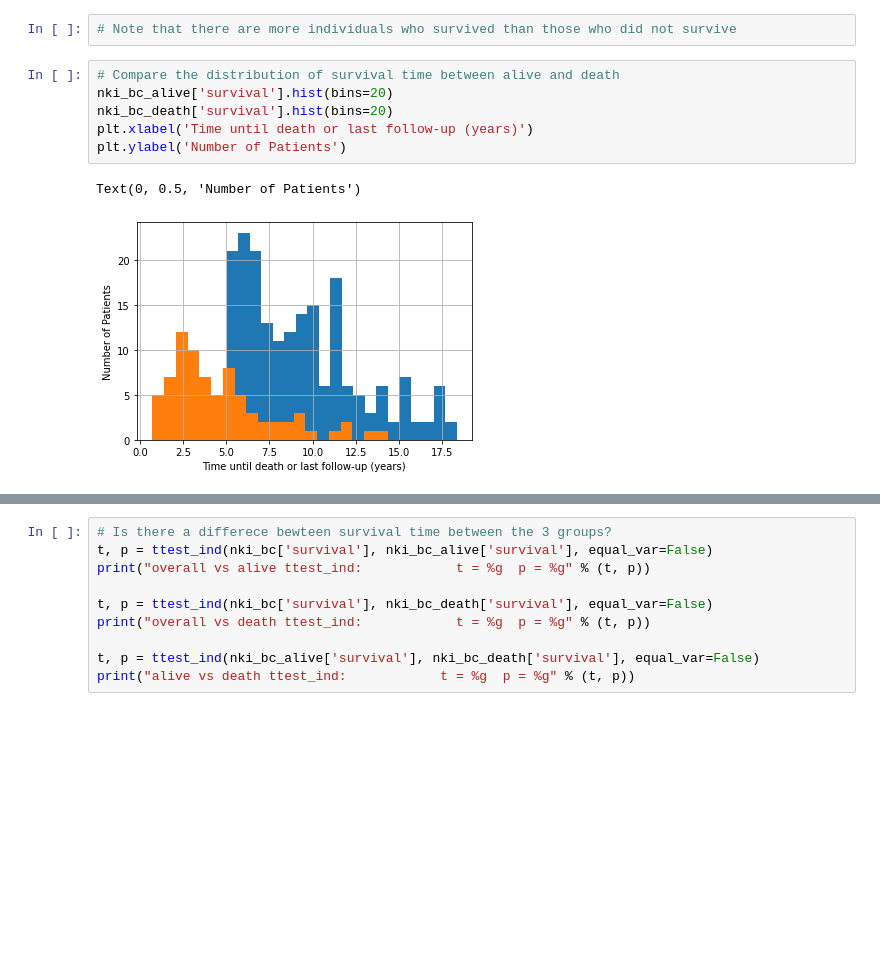
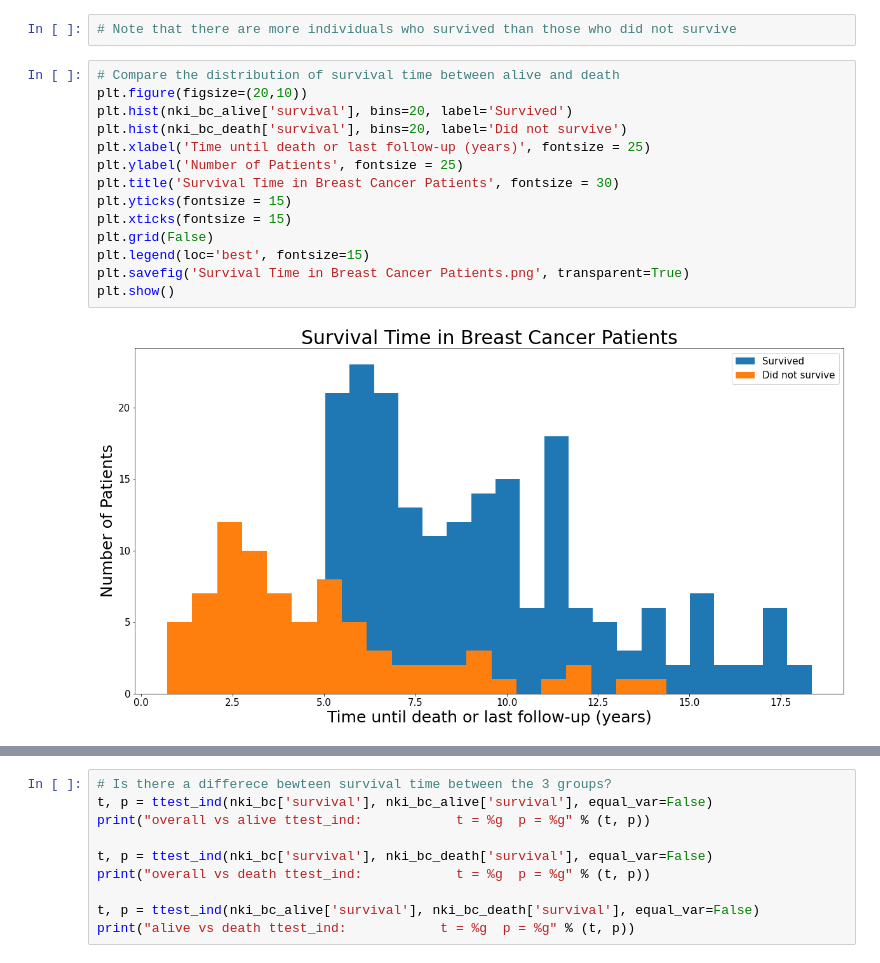
Before and after one commit to ballard-s/Springboard-Capstone-2, a Jupyter notebook: EDA/Capstone_2_EDA.ipynb, the cells around one changed output, grey strips where cells are left out. Saved outputs shown, nothing was run; the diff lists cells and outputs as text; blank space fills up the shorter version.

```diff
--- a/EDA/Capstone_2_EDA.ipynb
+++ b/EDA/Capstone_2_EDA.ipynb
@@ -97,10 +97,17 @@ death at end of study n =  77
 # Note that there are more individuals who survived than those who did not survive
 # %%
 # Compare the distribution of survival time between alive and death
-nki_bc_alive['survival'].hist(bins=20)
-nki_bc_death['survival'].hist(bins=20)
-plt.xlabel('Time until death or last follow-up (years)')
-plt.ylabel('Number of Patients')
+plt.figure(figsize=(20,10))
+plt.hist(nki_bc_alive['survival'], bins=20, label='Survived')
+plt.hist(nki_bc_death['survival'], bins=20, label='Did not survive')
+plt.xlabel('Time until death or last follow-up (years)', fontsize = 25)
+plt.ylabel('Number of Patients', fontsize = 25)
+plt.title('Survival Time in Breast Cancer Patients', fontsize = 30)
+plt.yticks(fontsize = 15)
+plt.xticks(fontsize = 15)
+plt.grid(False)
+plt.legend(loc='best', fontsize=15)
+plt.savefig('Survival Time in Breast Cancer Patients.png', transparent=True)
+plt.show()
 # %% [output]
-Text(0, 0.5, 'Number of Patients')
-[figure, old version]
+[figure, new version]
```
Also changed, not shown: parts of 64 cells of this notebook.
